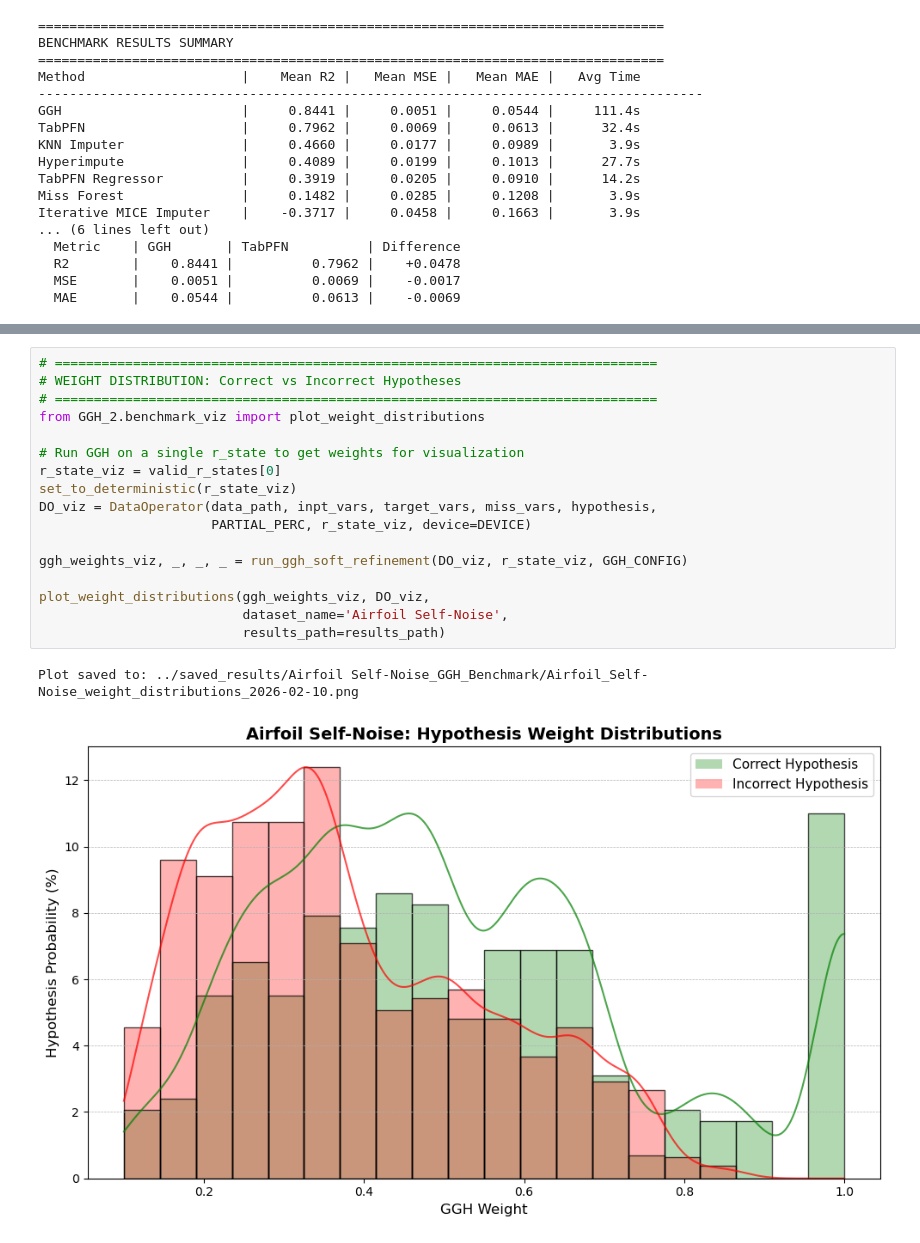
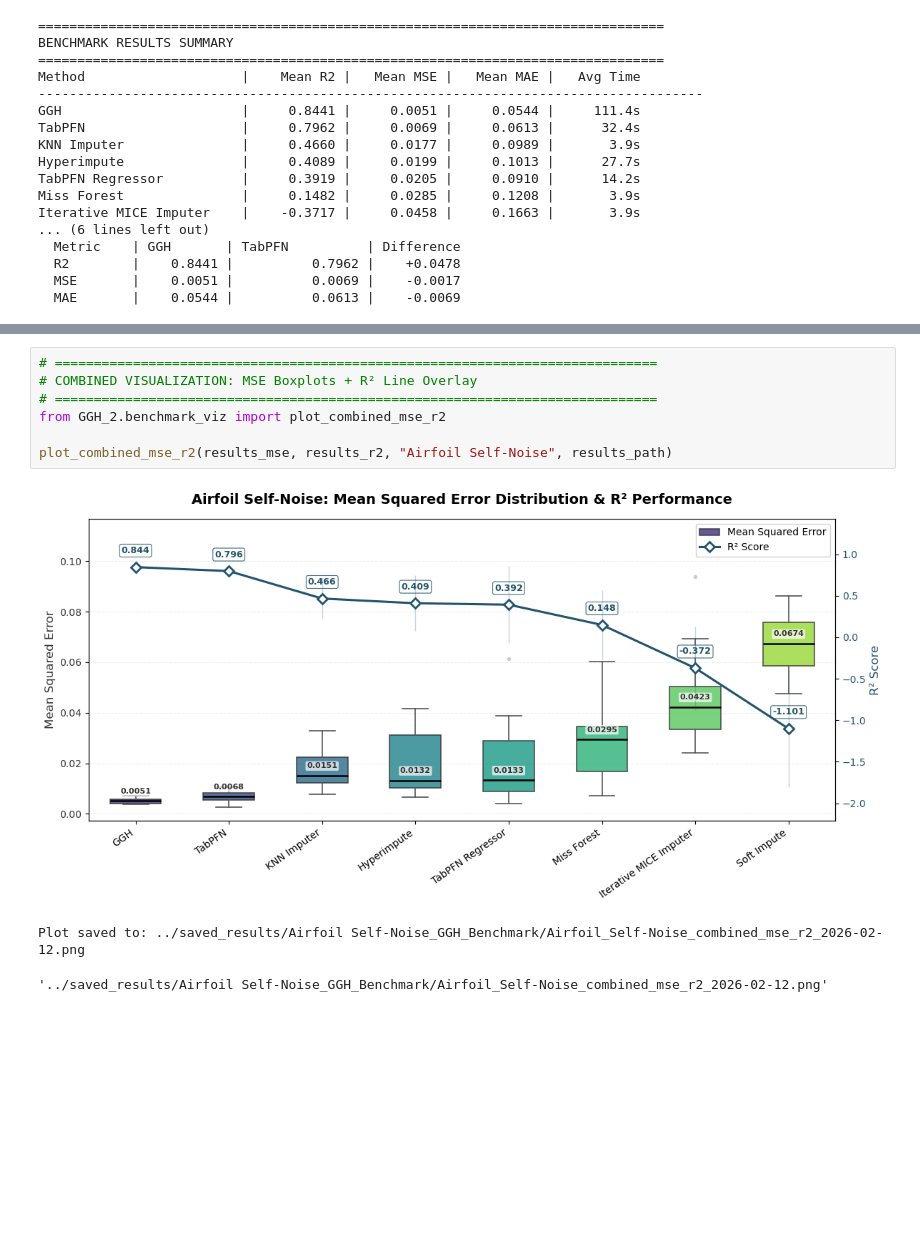
Before and after one commit to PauloNeves-Git/gradient_guided_hypotheses, a Jupyter notebook: notebooks/Airfoil_Benchmark_v2.ipynb, the cells around one changed output, grey strips where cells are left out. Drawn from its saved outputs; the diff is of its cells as text; blank space fills up the shorter version.

Commit message:
Combined visual for r2 and MSE

```diff
--- a/notebooks/Airfoil_Benchmark_v2.ipynb
+++ b/notebooks/Airfoil_Benchmark_v2.ipynb
@@ -406,20 +400,11 @@ discrete selection counts, we show the continuous weight values assigned to each
-# %%
-# =============================================================================
-# WEIGHT DISTRIBUTION: Correct vs Incorrect Hypotheses
-# =============================================================================
-from GGH_2.benchmark_viz import plot_weight_distributions
-
-# Run GGH on a single r_state to get weights for visualization
-r_state_viz = valid_r_states[0]
-set_to_deterministic(r_state_viz)
-DO_viz = DataOperator(data_path, inpt_vars, target_vars, miss_vars, hypothesis,
-                      PARTIAL_PERC, r_state_viz, device=DEVICE)
-
-ggh_weights_viz, _, _, _ = run_ggh_soft_refinement(DO_viz, r_state_viz, GGH_CONFIG)
-
-plot_weight_distributions(ggh_weights_viz, DO_viz,
-                          dataset_name='Airfoil Self-Noise',
-                          results_path=results_path)
-# %% [output]
-Plot saved to: ../saved_results/Airfoil Self-Noise_GGH_Benchmark/Airfoil_Self-Noise_weight_distributions_2026-02-10.png
-[figure, removed]
+# %%
+# =============================================================================
+# COMBINED VISUALIZATION: MSE Boxplots + R² Line Overlay
+# =============================================================================
+from GGH_2.benchmark_viz import plot_combined_mse_r2
+
+plot_combined_mse_r2(results_mse, results_r2, "Airfoil Self-Noise", results_path)
+# %% [output]
+[figure, added]
+Plot saved to: ../saved_results/Airfoil Self-Noise_GGH_Benchmark/Airfoil_Self-Noise_combined_mse_r2_2026-02-12.png
+'../saved_results/Airfoil Self-Noise_GGH_Benchmark/Airfoil_Self-Noise_combined_mse_r2_2026-02-12.png'
```
Also changed, not shown: parts of 3 cells of this notebook, 39 other files.
